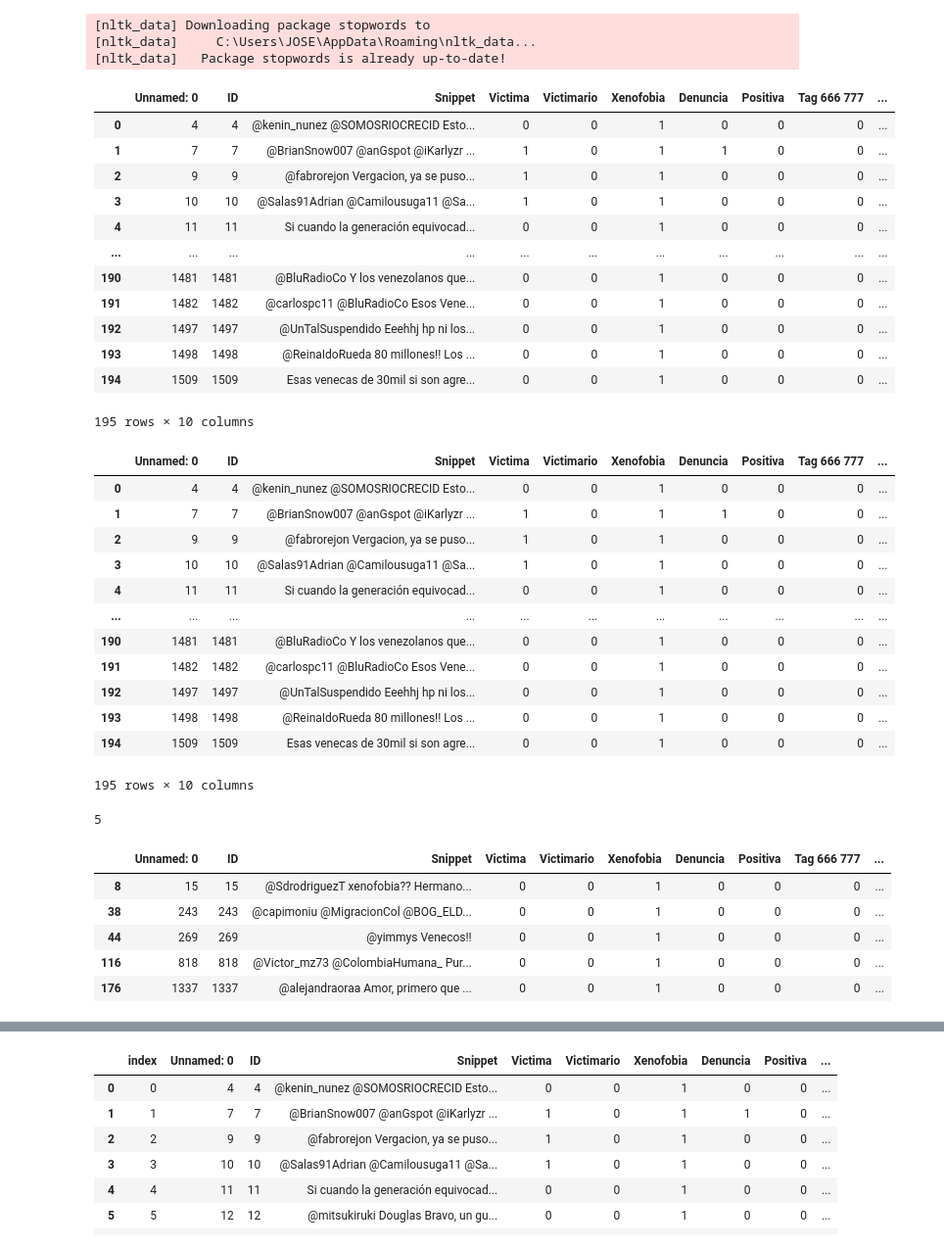
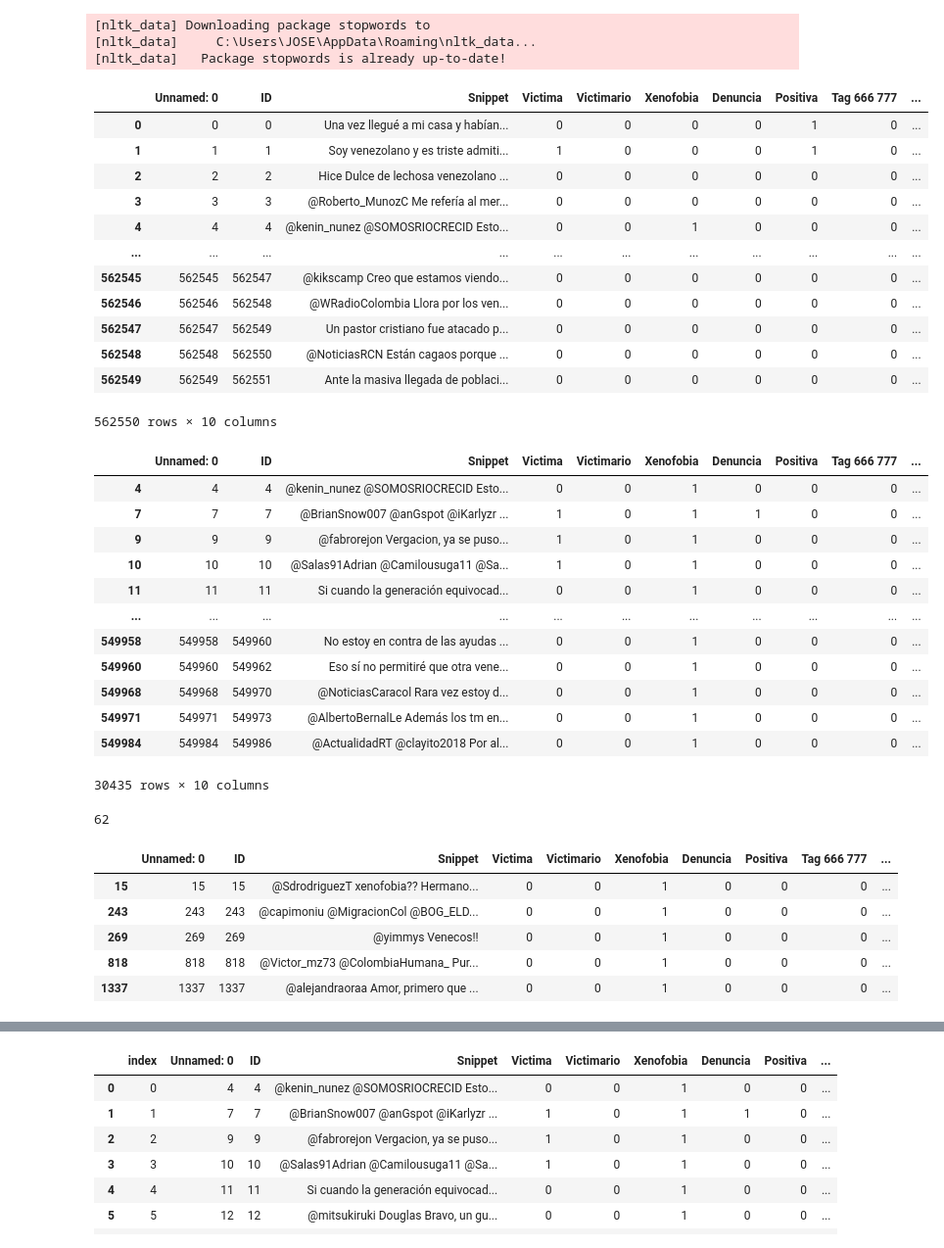
Before and after one commit to jordinola1470/BX-Codes, a Jupyter notebook: No_Supervisado/LDA Topic Modelling Only Xenofobia_pruebas.ipynb, the cells around one changed output, grey strips where cells are left out. Shown at 98% size. Drawn from its saved outputs; the diff is of its cells as text; code cells hidden in the pictures.

```diff
--- a/No_Supervisado/LDA Topic Modelling Only Xenofobia_pruebas.ipynb
+++ b/No_Supervisado/LDA Topic Modelling Only Xenofobia_pruebas.ipynb
@@ -82,43 +82,44 @@ import os
 # %%
 # Esto funciona si el código esta en la misma carpeta que el archivo
 if (re.search('jose', os.getcwd().lower())):
     path = ''.join([os.getcwd(), '\Base_pruebas.xlsx'])
 else:
     path = '/'.join([os.getcwd(), 'Base_pruebas.xlsx'])
 
+path = r'\Users\JOSE\Desktop\Trabajo\BX\Supervisado\Base_final_supervisada.xlsx'
 base_entera = pd.read_excel(path)
 base_entera
 # %% [output]
 |  | Unnamed: 0 | ID | Snippet | Victima | Victimario | Xenofobia | Denuncia | Positiva | Tag 666 777 | ... |
-| 0 | 4 | 4 | @kenin_nunez @SOMOSRIOCRECID Esto... | 0 | 0 | 1 | 0 | 0 | 0 | ... |
-| 1 | 7 | 7 | @BrianSnow007 @anGspot @iKarlyzr ... | 1 | 0 | 1 | 1 | 0 | 0 | ... |
-| 2 | 9 | 9 | @fabrorejon Vergacion, ya se puso... | 1 | 0 | 1 | 0 | 0 | 0 | ... |
-| 3 | 10 | 10 | @Salas91Adrian @Camilousuga11 @Sa... | 1 | 0 | 1 | 0 | 0 | 0 | ... |
-| 4 | 11 | 11 | Si cuando la generación equivocad... | 0 | 0 | 1 | 0 | 0 | 0 | ... |
+| 0 | 0 | 0 | Una vez llegué a mi casa y habían... | 0 | 0 | 0 | 0 | 1 | 0 | ... |
+| 1 | 1 | 1 | Soy venezolano y es triste admiti... | 1 | 0 | 0 | 0 | 1 | 0 | ... |
+| 2 | 2 | 2 | Hice Dulce de lechosa venezolano ... | 0 | 0 | 0 | 0 | 0 | 0 | ... |
+| 3 | 3 | 3 | @Roberto_MunozC Me refería al mer... | 0 | 0 | 0 | 0 | 0 | 0 | ... |
+| 4 | 4 | 4 | @kenin_nunez @SOMOSRIOCRECID Esto... | 0 | 0 | 1 | 0 | 0 | 0 | ... |
 | ... | ... | ... | ... | ... | ... | ... | ... | ... | ... | ... |
-| 190 | 1481 | 1481 | @BluRadioCo Y los venezolanos que... | 0 | 0 | 1 | 0 | 0 | 0 | ... |
-| 191 | 1482 | 1482 | @carlospc11 @BluRadioCo Esos Vene... | 0 | 0 | 1 | 0 | 0 | 0 | ... |
-| 192 | 1497 | 1497 | @UnTalSuspendido Eeehhj hp ni los... | 0 | 0 | 1 | 0 | 0 | 0 | ... |
-| 193 | 1498 | 1498 | @ReinaIdoRueda 80 millones!! Los ... | 0 | 0 | 1 | 0 | 0 | 0 | ... |
-| 194 | 1509 | 1509 | Esas venecas de 30mil si son agre... | 0 | 0 | 1 | 0 | 0 | 0 | ... |
+| 562545 | 562545 | 562547 | @kikscamp Creo que estamos viendo... | 0 | 0 | 0 | 0 | 0 | 0 | ... |
+| 562546 | 562546 | 562548 | @WRadioColombia Llora por los ven... | 0 | 0 | 0 | 0 | 0 | 0 | ... |
+| 562547 | 562547 | 562549 | Un pastor cristiano fue atacado p... | 0 | 0 | 0 | 0 | 0 | 0 | ... |
+| 562548 | 562548 | 562550 | @NoticiasRCN Están cagaos porque ... | 0 | 0 | 0 | 0 | 0 | 0 | ... |
+| 562549 | 562549 | 562551 | Ante la masiva llegada de poblaci... | 0 | 0 | 0 | 0 | 0 | 0 | ... |
-195 rows × 10 columns
+562550 rows × 10 columns
 # %%
 df = base_entera[base_entera['Xenofobia'] == 1]
 df
 # %% [output]
 |  | Unnamed: 0 | ID | Snippet | Victima | Victimario | Xenofobia | Denuncia | Positiva | Tag 666 777 | ... |
-| 0 | 4 | 4 | @kenin_nunez @SOMOSRIOCRECID Esto... | 0 | 0 | 1 | 0 | 0 | 0 | ... |
-| 1 | 7 | 7 | @BrianSnow007 @anGspot @iKarlyzr ... | 1 | 0 | 1 | 1 | 0 | 0 | ... |
-| 2 | 9 | 9 | @fabrorejon Vergacion, ya se puso... | 1 | 0 | 1 | 0 | 0 | 0 | ... |
-| 3 | 10 | 10 | @Salas91Adrian @Camilousuga11 @Sa... | 1 | 0 | 1 | 0 | 0 | 0 | ... |
-| 4 | 11 | 11 | Si cuando la generación equivocad... | 0 | 0 | 1 | 0 | 0 | 0 | ... |
+| 4 | 4 | 4 | @kenin_nunez @SOMOSRIOCRECID Esto... | 0 | 0 | 1 | 0 | 0 | 0 | ... |
+| 7 | 7 | 7 | @BrianSnow007 @anGspot @iKarlyzr ... | 1 | 0 | 1 | 1 | 0 | 0 | ... |
+| 9 | 9 | 9 | @fabrorejon Vergacion, ya se puso... | 1 | 0 | 1 | 0 | 0 | 0 | ... |
+| 10 | 10 | 10 | @Salas91Adrian @Camilousuga11 @Sa... | 1 | 0 | 1 | 0 | 0 | 0 | ... |
+| 11 | 11 | 11 | Si cuando la generación equivocad... | 0 | 0 | 1 | 0 | 0 | 0 | ... |
 | ... | ... | ... | ... | ... | ... | ... | ... | ... | ... | ... |
-| 190 | 1481 | 1481 | @BluRadioCo Y los venezolanos que... | 0 | 0 | 1 | 0 | 0 | 0 | ... |
-| 191 | 1482 | 1482 | @carlospc11 @BluRadioCo Esos Vene... | 0 | 0 | 1 | 0 | 0 | 0 | ... |
-| 192 | 1497 | 1497 | @UnTalSuspendido Eeehhj hp ni los... | 0 | 0 | 1 | 0 | 0 | 0 | ... |
-| 193 | 1498 | 1498 | @ReinaIdoRueda 80 millones!! Los ... | 0 | 0 | 1 | 0 | 0 | 0 | ... |
-| 194 | 1509 | 1509 | Esas venecas de 30mil si son agre... | 0 | 0 | 1 | 0 | 0 | 0 | ... |
+| 549958 | 549958 | 549960 | No estoy en contra de las ayudas ... | 0 | 0 | 1 | 0 | 0 | 0 | ... |
+| 549960 | 549960 | 549962 | Eso sí no permitiré que otra vene... | 0 | 0 | 1 | 0 | 0 | 0 | ... |
+| 549968 | 549968 | 549970 | @NoticiasCaracol Rara vez estoy d... | 0 | 0 | 1 | 0 | 0 | 0 | ... |
+| 549971 | 549971 | 549973 | @AlbertoBernalLe Además los tm en... | 0 | 0 | 1 | 0 | 0 | 0 | ... |
+| 549984 | 549984 | 549986 | @ActualidadRT @clayito2018 Por al... | 0 | 0 | 1 | 0 | 0 | 0 | ... |
-195 rows × 10 columns
+30435 rows × 10 columns
 # %%
 seed(1)
 values = list(set(randint(0, 22255, 500)))
@@ -129,13 +130,13 @@ del values
 
 temp.head()
 # %% [output]
-5
+62
 |  | Unnamed: 0 | ID | Snippet | Victima | Victimario | Xenofobia | Denuncia | Positiva | Tag 666 777 | ... |
-| 8 | 15 | 15 | @SdrodriguezT xenofobia?? Hermano... | 0 | 0 | 1 | 0 | 0 | 0 | ... |
-| 38 | 243 | 243 | @capimoniu @MigracionCol @BOG_ELD... | 0 | 0 | 1 | 0 | 0 | 0 | ... |
-| 44 | 269 | 269 | @yimmys Venecos!! | 0 | 0 | 1 | 0 | 0 | 0 | ... |
-| 116 | 818 | 818 | @Victor_mz73 @ColombiaHumana_ Pur... | 0 | 0 | 1 | 0 | 0 | 0 | ... |
-| 176 | 1337 | 1337 | @alejandraoraa Amor, primero que ... | 0 | 0 | 1 | 0 | 0 | 0 | ... |
+| 15 | 15 | 15 | @SdrodriguezT xenofobia?? Hermano... | 0 | 0 | 1 | 0 | 0 | 0 | ... |
+| 243 | 243 | 243 | @capimoniu @MigracionCol @BOG_ELD... | 0 | 0 | 1 | 0 | 0 | 0 | ... |
+| 269 | 269 | 269 | @yimmys Venecos!! | 0 | 0 | 1 | 0 | 0 | 0 | ... |
+| 818 | 818 | 818 | @Victor_mz73 @ColombiaHumana_ Pur... | 0 | 0 | 1 | 0 | 0 | 0 | ... |
+| 1337 | 1337 | 1337 | @alejandraoraa Amor, primero que ... | 0 | 0 | 1 | 0 | 0 | 0 | ... |
 # %%
 #Eliminamos los URL: Todo lo que empieza por  HTTP
 df['Clean_Text']=df['Snippet'].replace(r"http\S+", '', regex=True)
```
Also changed, not shown: parts of 18 cells of this notebook, 22 other files.
